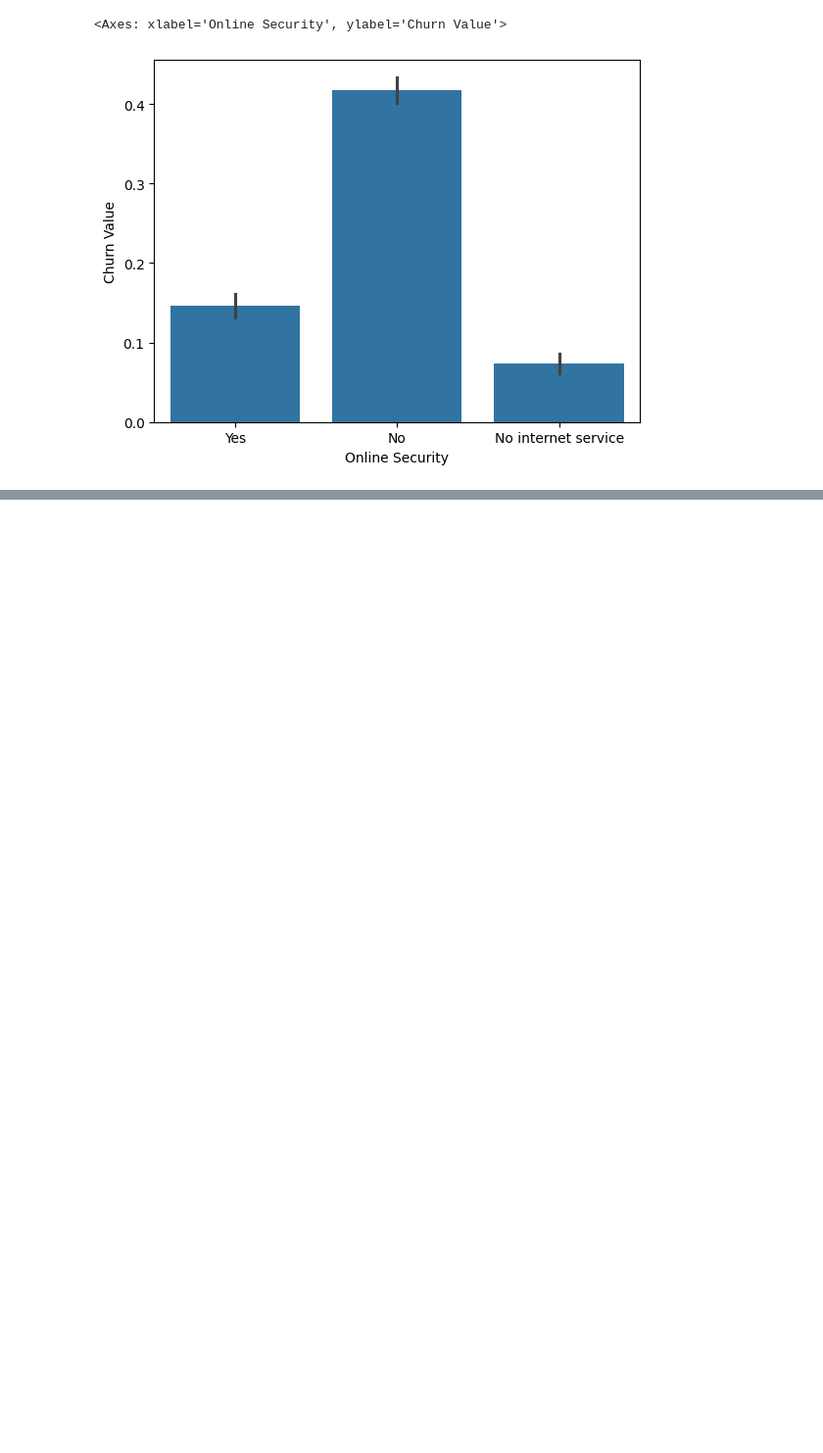
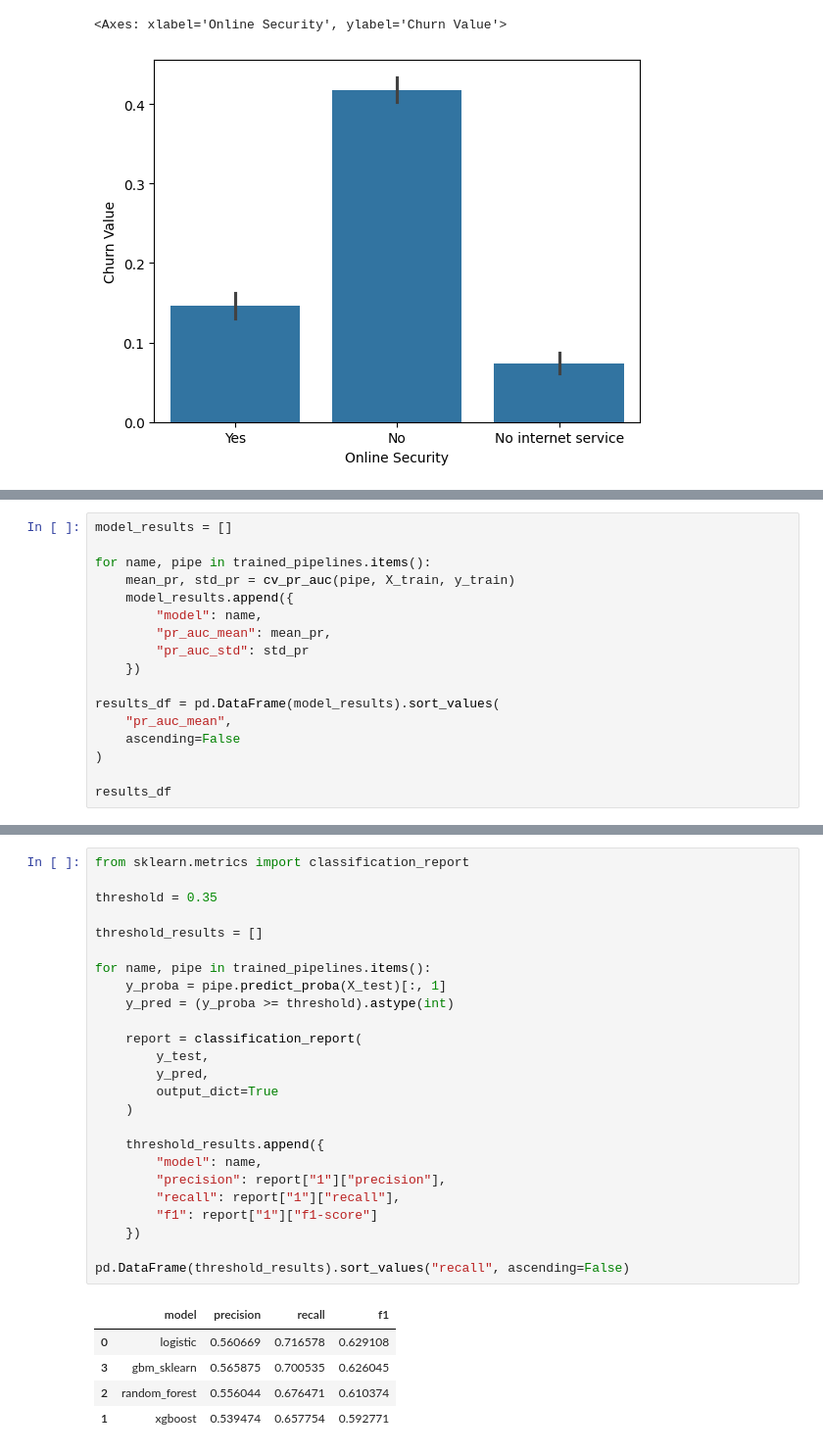
Before and after one commit to EvanW22/telco-churn-retention, a Jupyter notebook: notebooks/churn_analysis.ipynb, the cells around one changed output, grey strips where cells are left out. Shown at 98% size. Cells and saved outputs as stored; diff of their text form; blank space fills up the shorter version.

```diff
--- a/notebooks/churn_analysis.ipynb
+++ b/notebooks/churn_analysis.ipynb
@@ -98,0 +104,17 @@ xgboost {'accuracy': 0.7863733144073811, 'roc_auc': 0.8320274354801209}
+# %%
+model_results = []
+
+for name, pipe in trained_pipelines.items():
+    mean_pr, std_pr = cv_pr_auc(pipe, X_train, y_train)
+    model_results.append({
+        "model": name,
+        "pr_auc_mean": mean_pr,
+        "pr_auc_std": std_pr
+    })
+
+results_df = pd.DataFrame(model_results).sort_values(
+    "pr_auc_mean",
+    ascending=False
+)
+
+results_df
@@ -98,0 +127,31 @@ xgboost {'accuracy': 0.7863733144073811, 'roc_auc': 0.8320274354801209}
+# %%
+from sklearn.metrics import classification_report
+
+threshold = 0.35
+
+threshold_results = []
+
+for name, pipe in trained_pipelines.items():
+    y_proba = pipe.predict_proba(X_test)[:, 1]
+    y_pred = (y_proba >= threshold).astype(int)
+
+    report = classification_report(
+        y_test,
+        y_pred,
+        output_dict=True
+    )
+
+    threshold_results.append({
+        "model": name,
+        "precision": report["1"]["precision"],
+        "recall": report["1"]["recall"],
+        "f1": report["1"]["f1-score"]
+    })
+
+pd.DataFrame(threshold_results).sort_values("recall", ascending=False)
+# %% [output]
+|  | model | precision | recall | f1 |
+| 0 | logistic | 0.560669 | 0.716578 | 0.629108 |
+| 3 | gbm_sklearn | 0.565875 | 0.700535 | 0.626045 |
+| 2 | random_forest | 0.556044 | 0.676471 | 0.610374 |
+| 1 | xgboost | 0.539474 | 0.657754 | 0.592771 |
```
Also changed, not shown: parts of 8 cells of this notebook, 2 other files.
